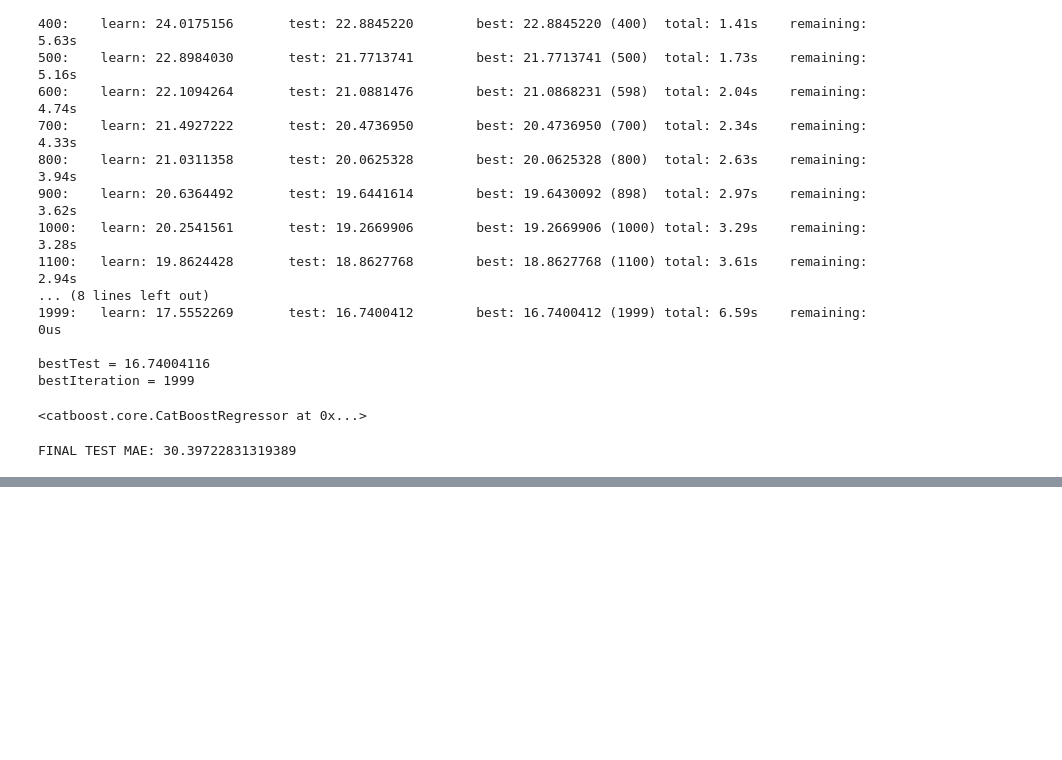
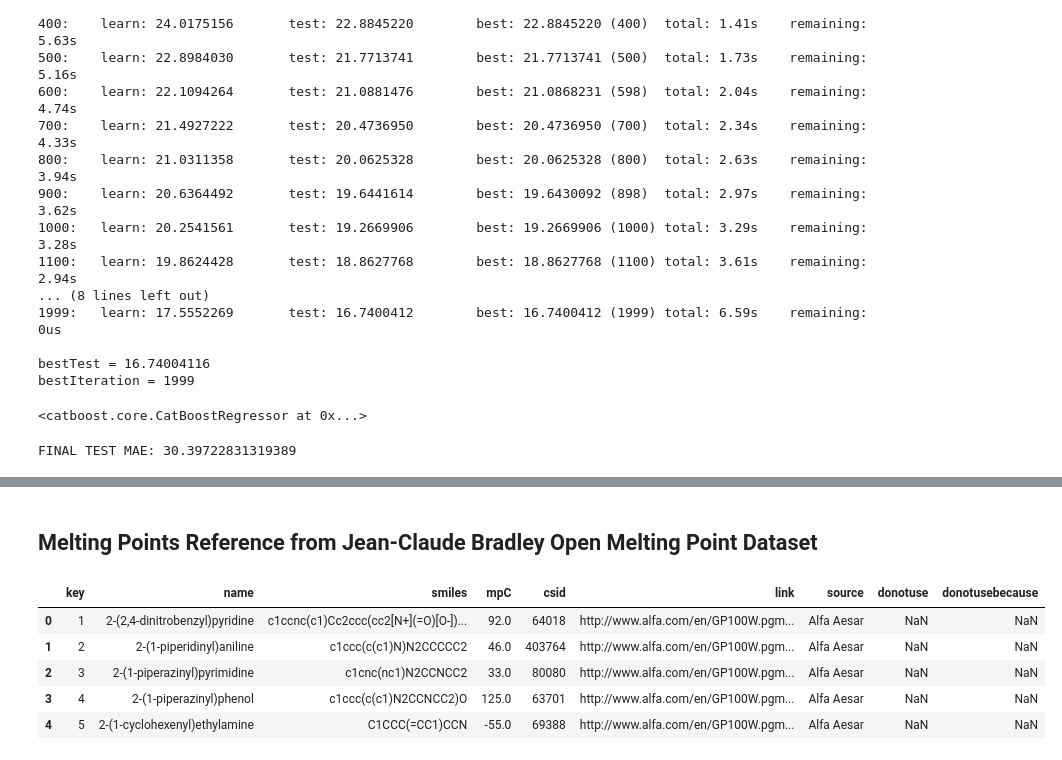
Before and after one commit to deristnoor/python, a Jupyter notebook: project/Data Science & Machine Learning/Melting Points/melting_points.ipynb, the cells around one changed output, grey strips where cells are left out. Saved outputs shown, nothing was run; the diff lists cells and outputs as text; code cells hidden in the pictures; blank space fills up the shorter version.

```diff
--- a/project/Data Science & Machine Learning/Melting Points/melting_points.ipynb
+++ b/project/Data Science & Machine Learning/Melting Points/melting_points.ipynb
@@ -1056,0 +1116,13 @@ test_sample.head()
+# %% [markdown]
+## Melting Points Reference from Jean-Claude Bradley Open Melting Point Dataset
+# %%
+url = r"C:\Users\deris.noor\Downloads\BradleyMeltingPointDataset.xlsx"
+bradley_melting_points = pd.read_excel(url)
+bradley_melting_points.head()
+# %% [output]
+|  | key | name | smiles | mpC | csid | link | source | donotuse | donotusebecause |
+| 0 | 1 | 2-(2,4-dinitrobenzyl)pyridine | c1ccnc(c1)Cc2ccc(cc2[N+](=O)[O-])... | 92.0 | 64018 | http://www.alfa.com/en/GP100W.pgm... | Alfa Aesar | NaN | NaN |
+| 1 | 2 | 2-(1-piperidinyl)aniline | c1ccc(c(c1)N)N2CCCCC2 | 46.0 | 403764 | http://www.alfa.com/en/GP100W.pgm... | Alfa Aesar | NaN | NaN |
+| 2 | 3 | 2-(1-piperazinyl)pyrimidine | c1cnc(nc1)N2CCNCC2 | 33.0 | 80080 | http://www.alfa.com/en/GP100W.pgm... | Alfa Aesar | NaN | NaN |
+| 3 | 4 | 2-(1-piperazinyl)phenol | c1ccc(c(c1)N2CCNCC2)O | 125.0 | 63701 | http://www.alfa.com/en/GP100W.pgm... | Alfa Aesar | NaN | NaN |
+| 4 | 5 | 2-(1-cyclohexenyl)ethylamine | C1CCC(=CC1)CCN | -55.0 | 69388 | http://www.alfa.com/en/GP100W.pgm... | Alfa Aesar | NaN | NaN |
```
Also changed, not shown: parts of 13 cells of this notebook.
